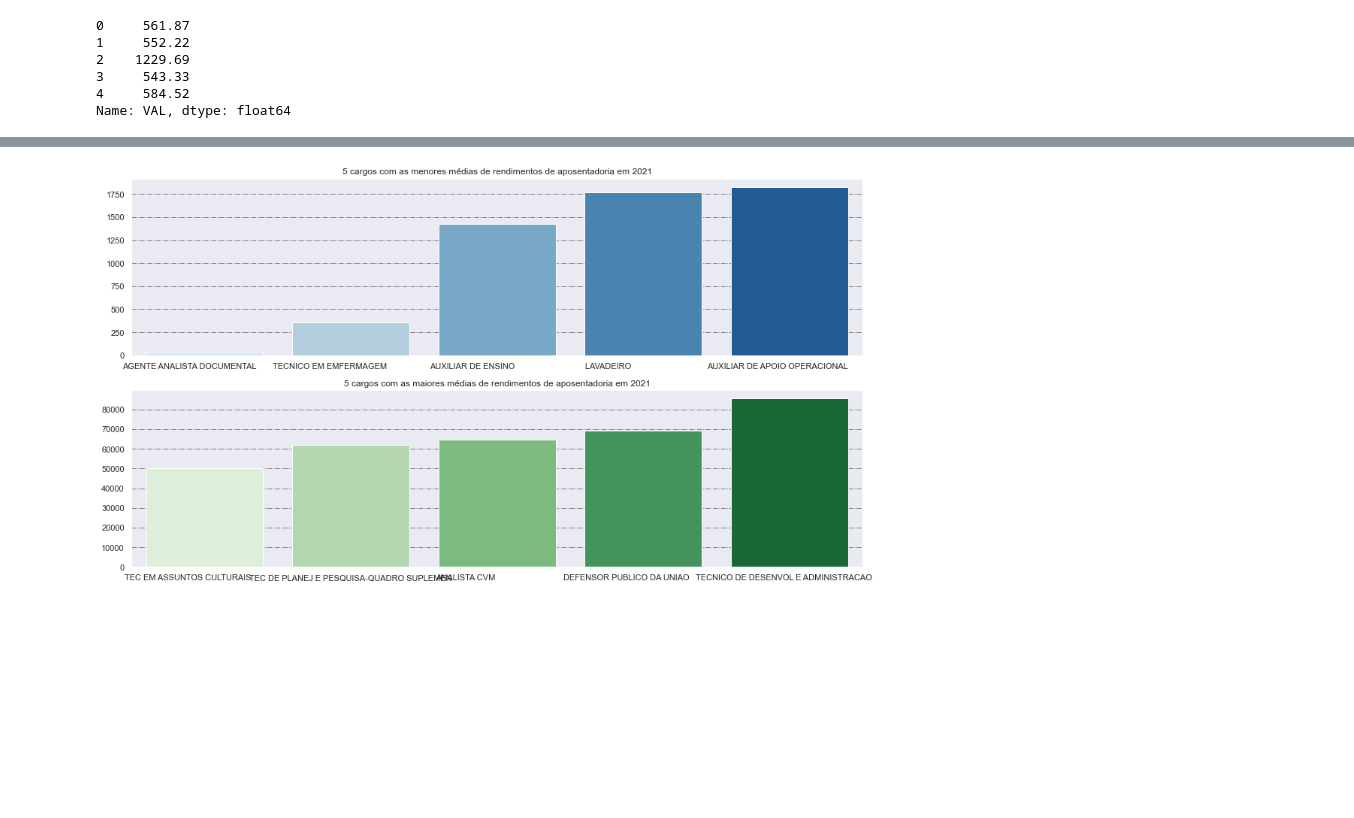
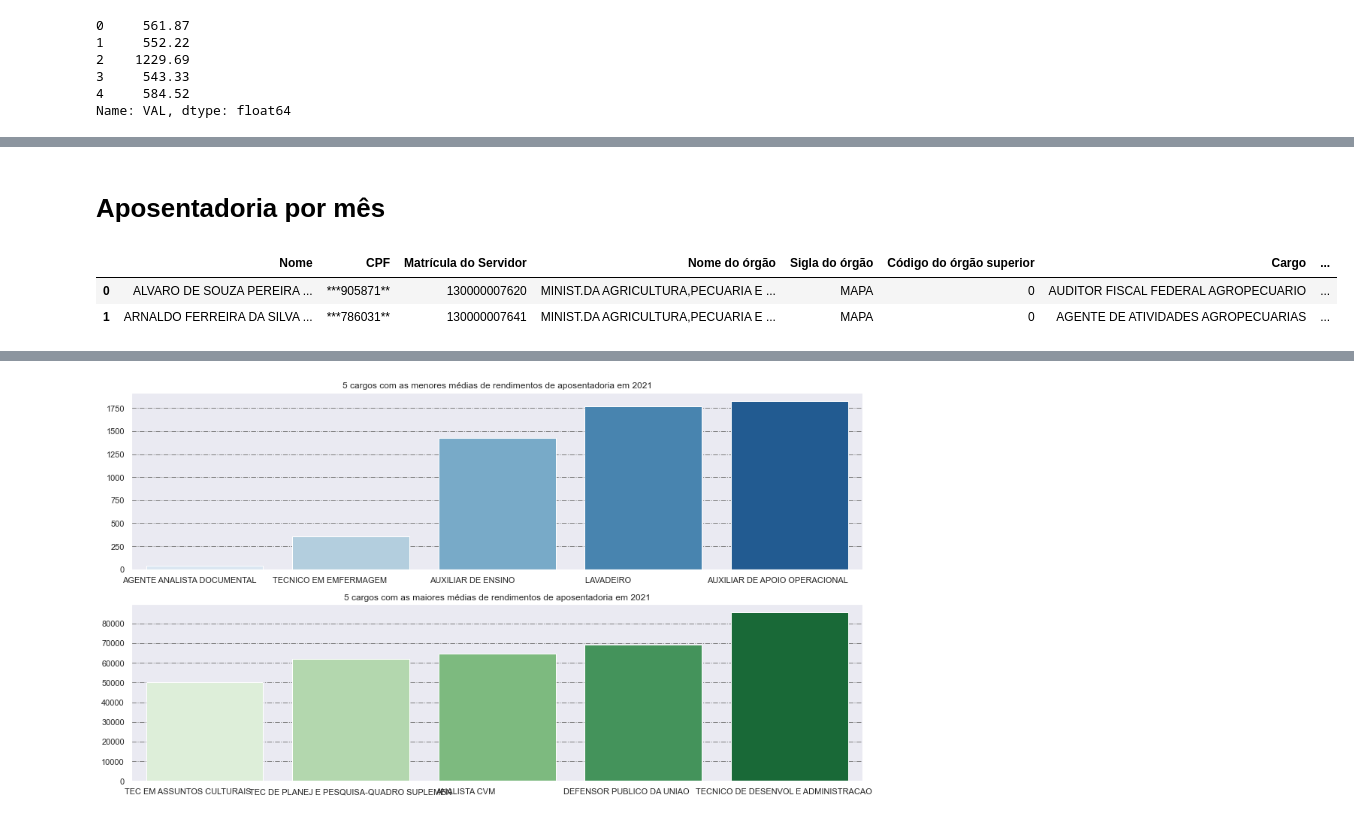
Before and after one commit to ghastcmd/data-science-project, a Jupyter notebook: Projeto.ipynb, the cells around one changed output, grey strips where cells are left out. Drawn from its saved outputs; the diff is of its cells as text; code cells hidden in the pictures; blank space fills up the shorter version.

```diff
--- a/Projeto.ipynb
+++ b/Projeto.ipynb
@@ -256,0 +258,8 @@ fig.savefig('Mediana mensal dos abonos em 2021.png', format='png', dpi=100)
+# %% [markdown]
+# Aposentadoria por mês
+# %%
+df_ap.head(2)
+# %% [output]
+|  | Nome | CPF | Matrícula do Servidor | Nome do órgão | Sigla do órgão | Código do órgão superior | Cargo | ... |
+| 0 | ALVARO DE SOUZA PEREIRA ... | ***905871** | 130000007620 | MINIST.DA AGRICULTURA,PECUARIA E ... | MAPA | 0 | AUDITOR FISCAL FEDERAL AGROPECUARIO | ... |
+| 1 | ARNALDO FERREIRA DA SILVA ... | ***786031** | 130000007641 | MINIST.DA AGRICULTURA,PECUARIA E ... | MAPA | 0 | AGENTE DE ATIVIDADES AGROPECUARIAS | ... |
```
Also changed, not shown: parts of 15 cells of this notebook.
